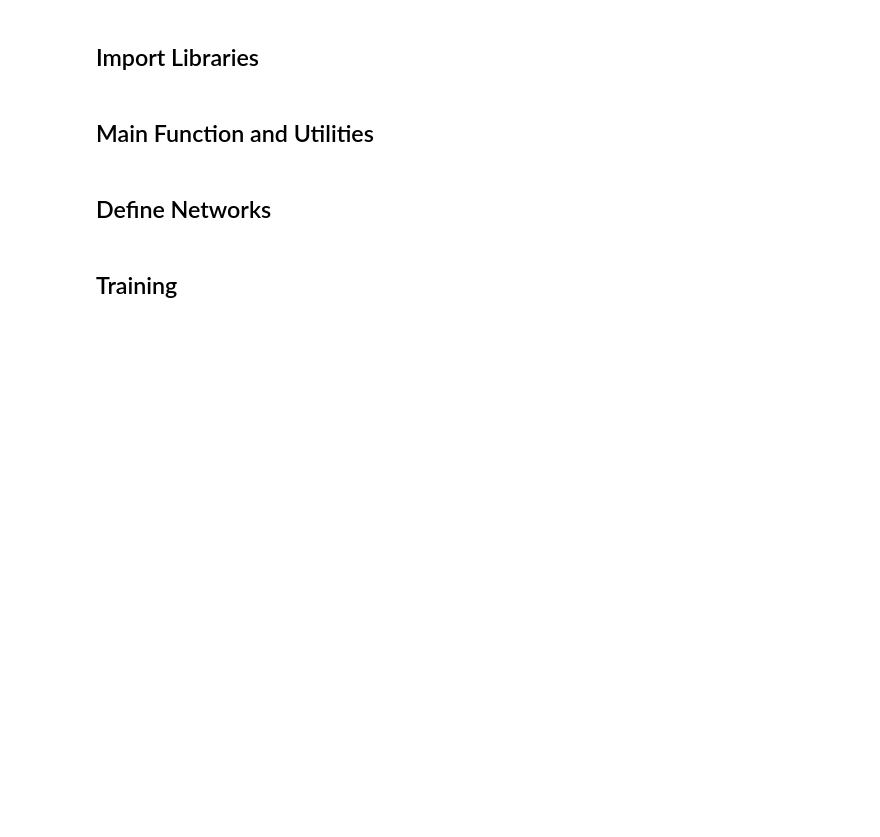
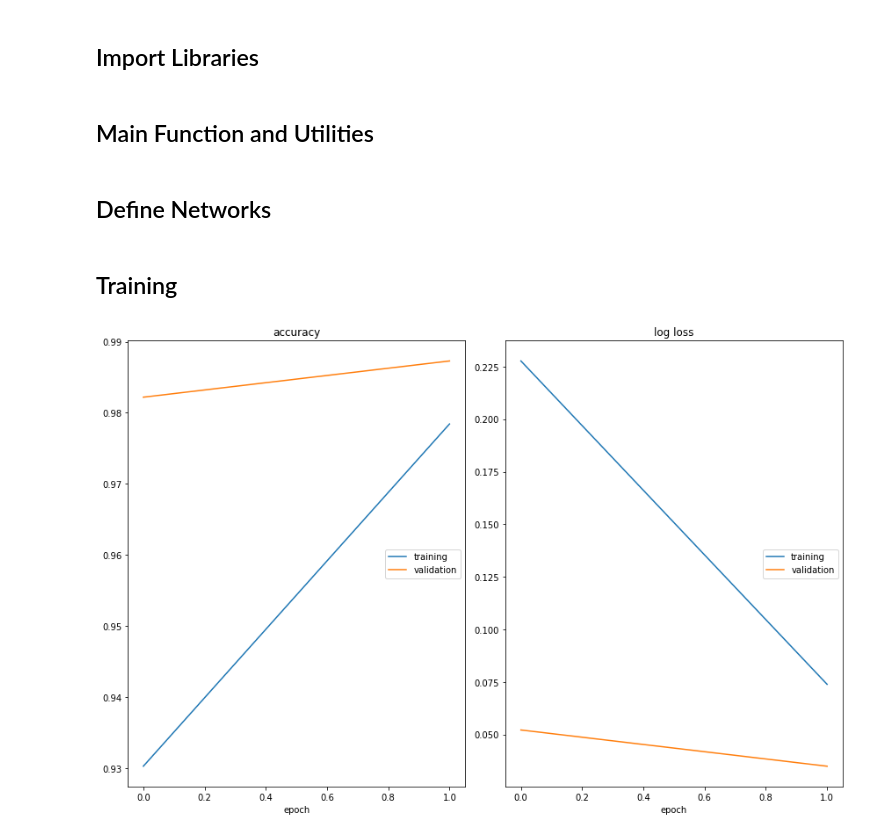
Before and after one commit to 4piu/MNIST-demo, a Jupyter notebook: Playground.ipynb, the cells around one changed output. Drawn from its saved outputs; the diff is of its cells as text; code cells hidden in the pictures; blank space fills up the shorter version.

```diff
--- a/Playground.ipynb
+++ b/Playground.ipynb
@@ -146,6 +164,7 @@ class ExampleNet(nn.Module):
 # %% [markdown]
 ## Training
 # %%
-sys.argv = ["", "--batch-size", "128", "--epochs", "2"]
+sys.argv = ["", "--batch-size=128", "--epochs=2",]
 main()
 # %% [output]
+[figure, added]
```
Also changed, not shown: parts of 3 cells of this notebook, 2 other files.
